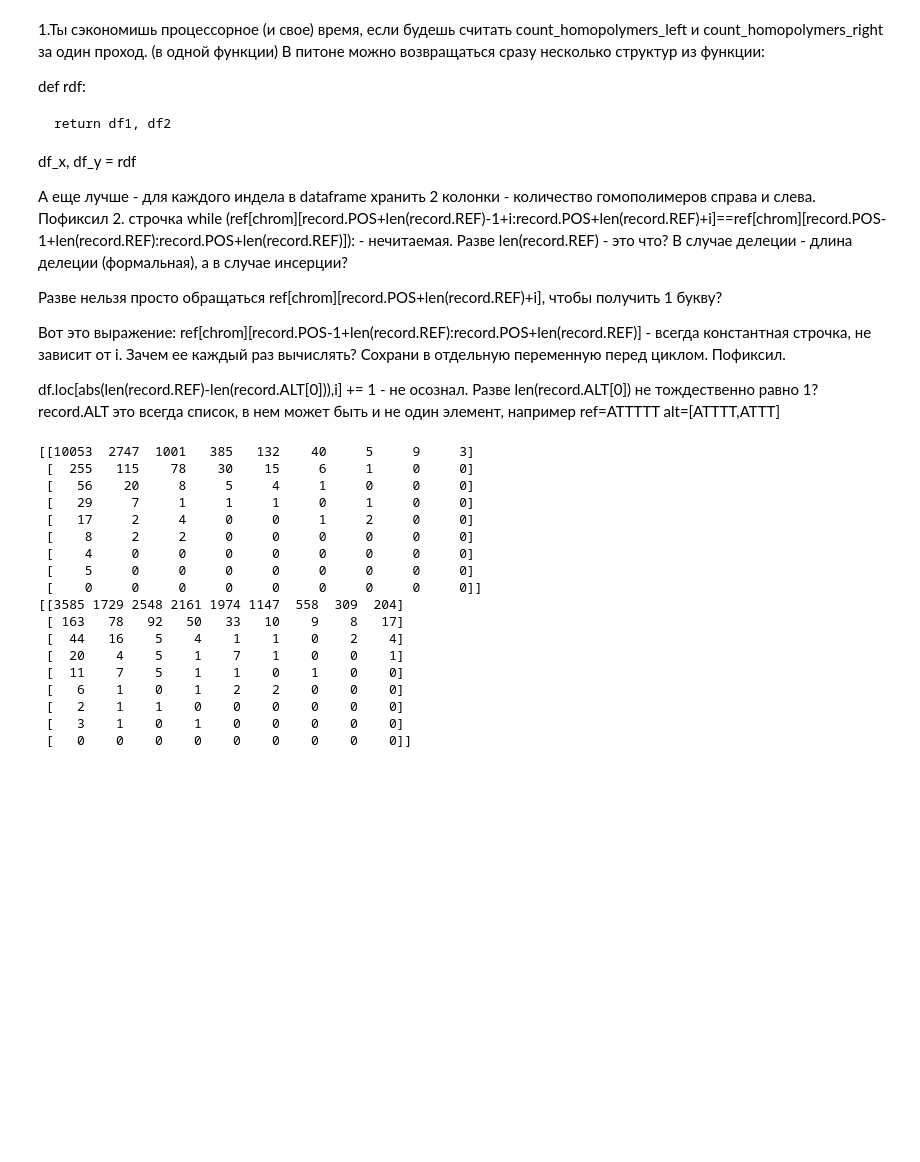
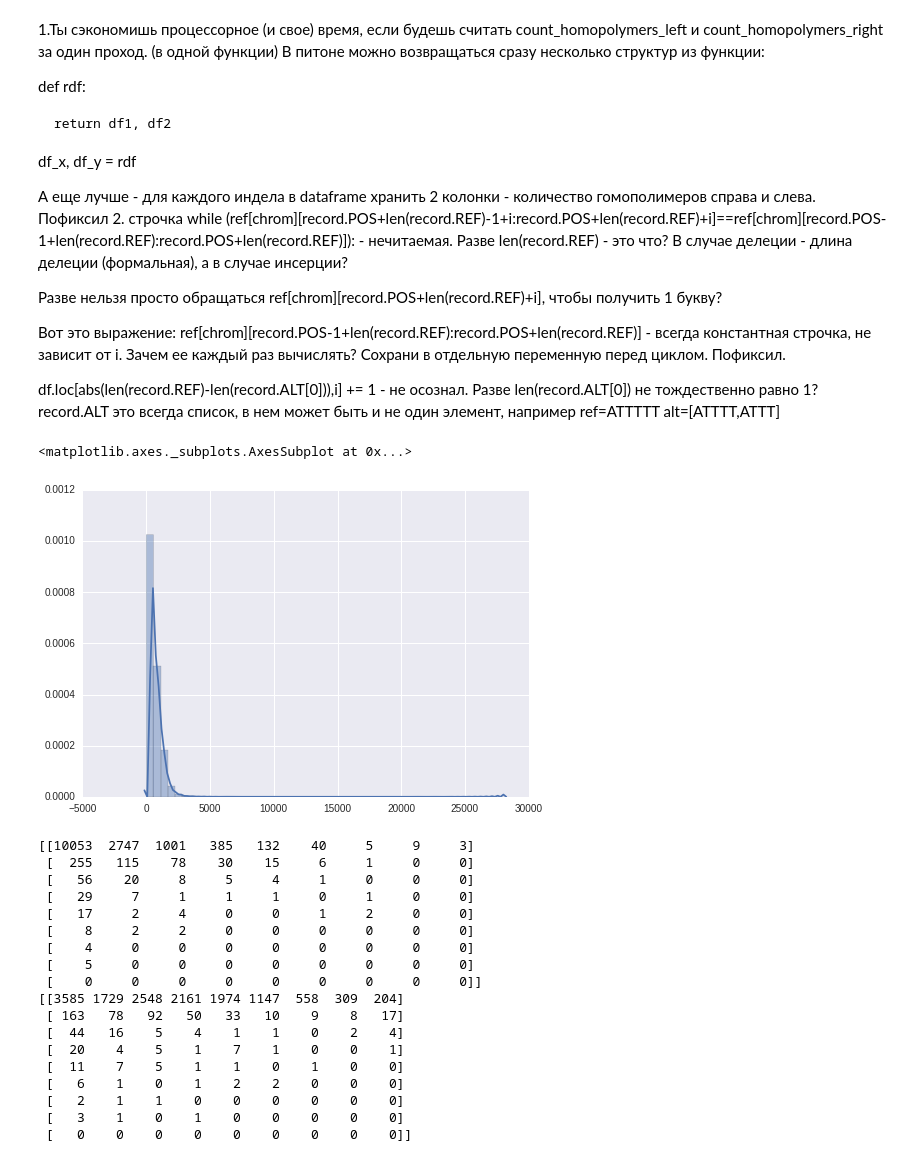
Before and after one commit to AlexanderGri/Graduate-work, a Jupyter notebook: Feature analysis.ipynb, the cells around one changed output. Cells and saved outputs as stored; diff of their text form; code cells hidden in the pictures; blank space fills up the shorter version.

```diff
--- a/Feature analysis.ipynb
+++ b/Feature analysis.ipynb
@@ -38,6 +40,16 @@ chr_dict = {'1':'1 dna:chromosome chromosome:GRCh37:1:1:249250621:1',
 # %% [markdown]
 На каждый вызов в этой функции инициализируется массив, а потом проверяются еще условия. Тут легче было бы сделать словарик, или, как это правильно называется, хэш-таблицу. Почитай про dict(). Так ты обойдешься без функций, условий и ускоришь эту часть кода в сотни раз.
 Пофиксил.
+# %%
+def qual():
+    initialize_files()
+    arr = np.ndarray(0)
+    i=0
+    for record in vcf:
+        for alt in [record.ALT[0]]:# нельзя забывать о том, что может быть не один ALT
+            if (len(record.REF)!=1 or len(alt)!=1):
+                arr = np.append(arr, record.QUAL)
+    return arr
 # %%
 def count_freq(N):
     initialize_files()
@@ -101,6 +113,15 @@ df_x, df_y = rdf
 
 df.loc[abs(len(record.REF)-len(record.ALT[0])),i] += 1 - не осознал. Разве len(record.ALT[0]) не тождественно равно 1?
 record.ALT это всегда список, в нем может быть и не один элемент, например ref=ATTTTT alt=[ATTTT,ATTT]
+# %%
+quals = qual()
+# %%
+%matplotlib inline
+sns.set(color_codes=True)
+sns.distplot(quals)
+# %% [output]
+<matplotlib.axes._subplots.AxesSubplot at 0x...>
+[figure, added]
 # %%
 df_left, df_right = count_homopolymers()
 # %%
```
Also changed, not shown: parts of 6 cells of this notebook.
